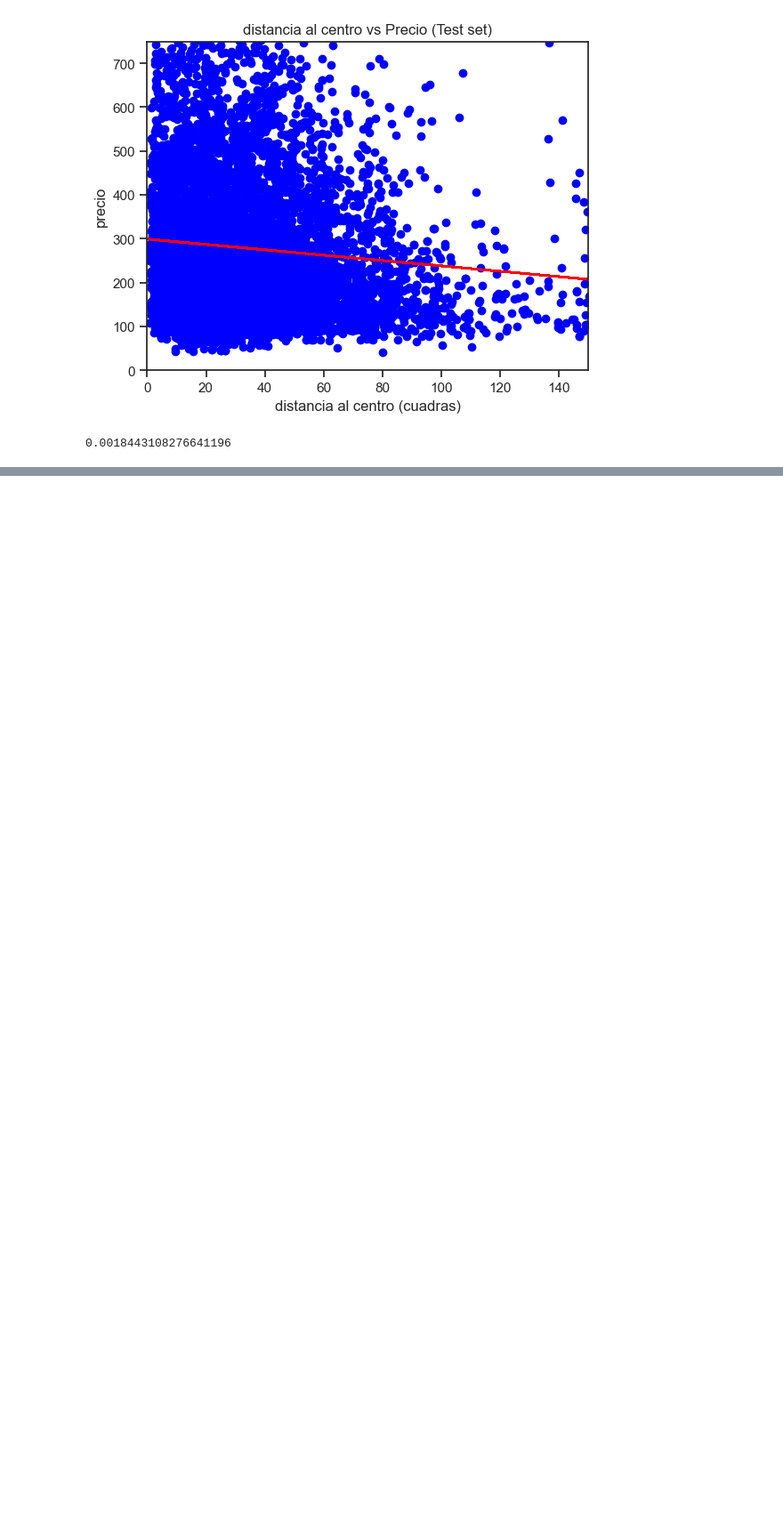
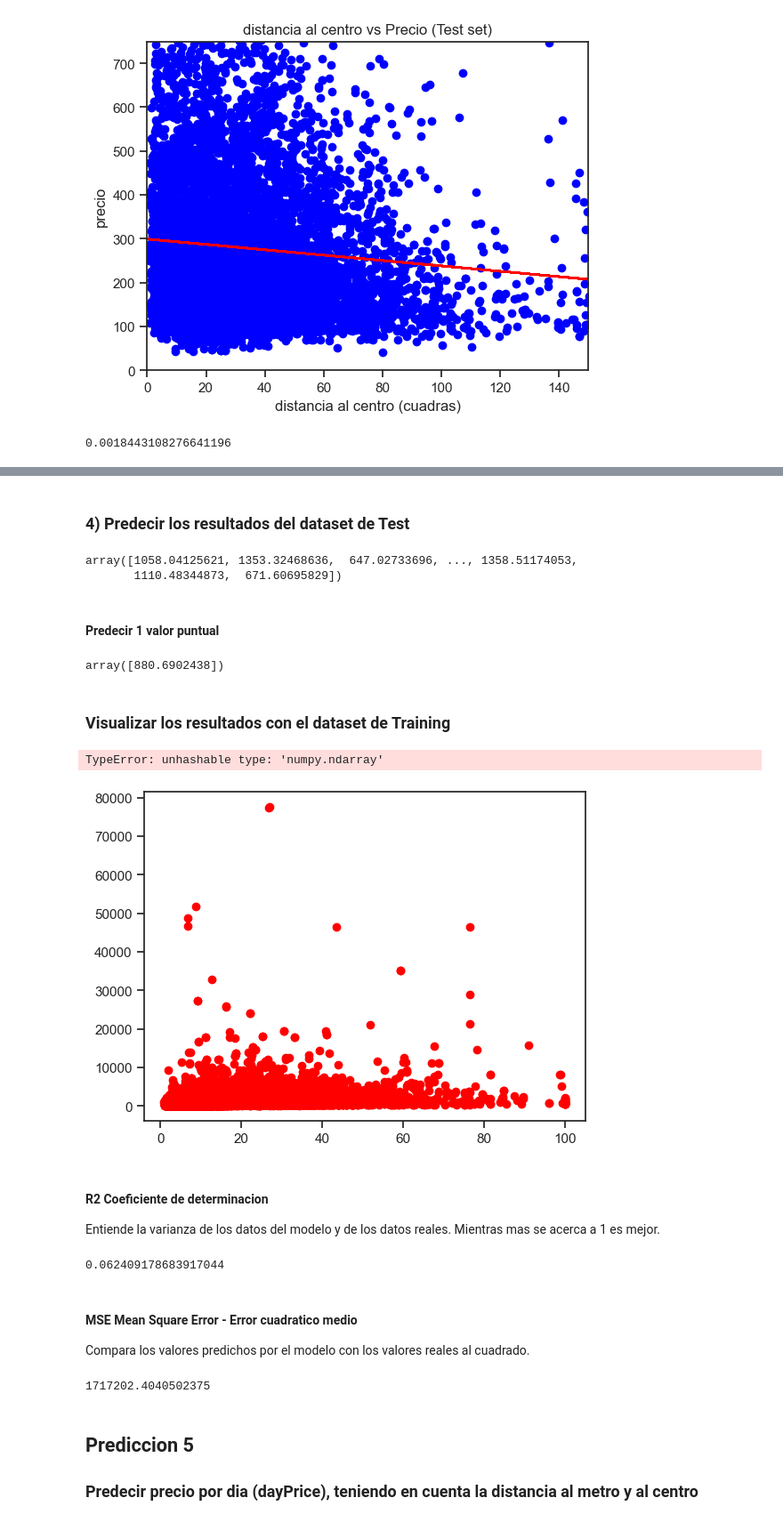
Before and after one commit to Leo12Casale/AnalisisDatos-Accidentes, a Jupyter notebook: Graficos.ipynb, the cells around one changed output, grey strips where cells are left out. Shown at 89% size. Saved outputs shown, nothing was run; the diff lists cells and outputs as text; code cells hidden in the pictures; blank space fills up the shorter version.

```diff
--- a/Graficos.ipynb
+++ b/Graficos.ipynb
@@ -327,0 +437,6 @@ r2
+# %%
+dataset = df
+
+X_row = dataset.iloc[:, 17].values #Seleccionar variable attr_indice_normalizado
+X = X_row.reshape(-1,1)
+y = dataset.iloc[:, 2].values #Seleccionar la variable independiente --> dayPrice
@@ -327,0 +460,2 @@ r2
+# %%
+X_train, X_test, y_train, y_test = train_test_split(X, y, test_size = 1/5, random_state = 60)
@@ -327,0 +464,3 @@ r2
+# %%
+regressor = LinearRegression()
+regressor.fit(X_train, y_train)
@@ -327,0 +473,49 @@ r2
+# %% [markdown]
+### 4) Predecir los resultados del dataset de Test
+# %%
+y_pred = regressor.predict(X_test)
+y_pred
+# %% [output]
+array([1058.04125621, 1353.32468636,  647.02733696, ..., 1358.51174053,
+       1110.48344873,  671.60695829])
+# %% [markdown]
+#### Predecir 1 valor puntual
+# %%
+valor_attr = 10.921
+valor_x_array = np.array([valor_attr])
+pred_valor_x = regressor.predict(valor_x_array.reshape(-1,1))
+pred_valor_x
+# %% [output]
+array([880.6902438])
+# %% [markdown]
+### Visualizar los resultados con el dataset de Training
+# %%
+plt.scatter(X_train.tolist(), y_train.tolist(), color = 'red')
+plt.plot(X_train, y_pred, color = 'blue')
+plt.title('Precio por dia vs attr')
+plt.xlabel('attr')
+plt.ylabel('Precio por dia')
+plt.show()
+# %% [output]
+TypeError: unhashable type: 'numpy.ndarray'
+[figure, added]
+# %% [markdown]
+#### R2 Coeficiente de determinacion
+Entiende la varianza de los datos del modelo y de los datos reales.
+Mientras mas se acerca a 1 es mejor.
+# %%
+r2 = r2_score(y_test, y_pred)
+r2
+# %% [output]
+0.062409178683917044
+# %% [markdown]
+#### MSE Mean Square Error - Error cuadratico medio
+Compara los valores predichos por el modelo con los valores reales al cuadrado.
+# %%
+mse = mean_squared_error(y_test, y_pred)
+mse
+# %% [output]
+1717202.4040502375
+# %% [markdown]
+## Prediccion 5
+### Predecir precio por dia (dayPrice), teniendo en cuenta la distancia al metro y al centro
```
Also changed, not shown: parts of 42 cells of this notebook.
